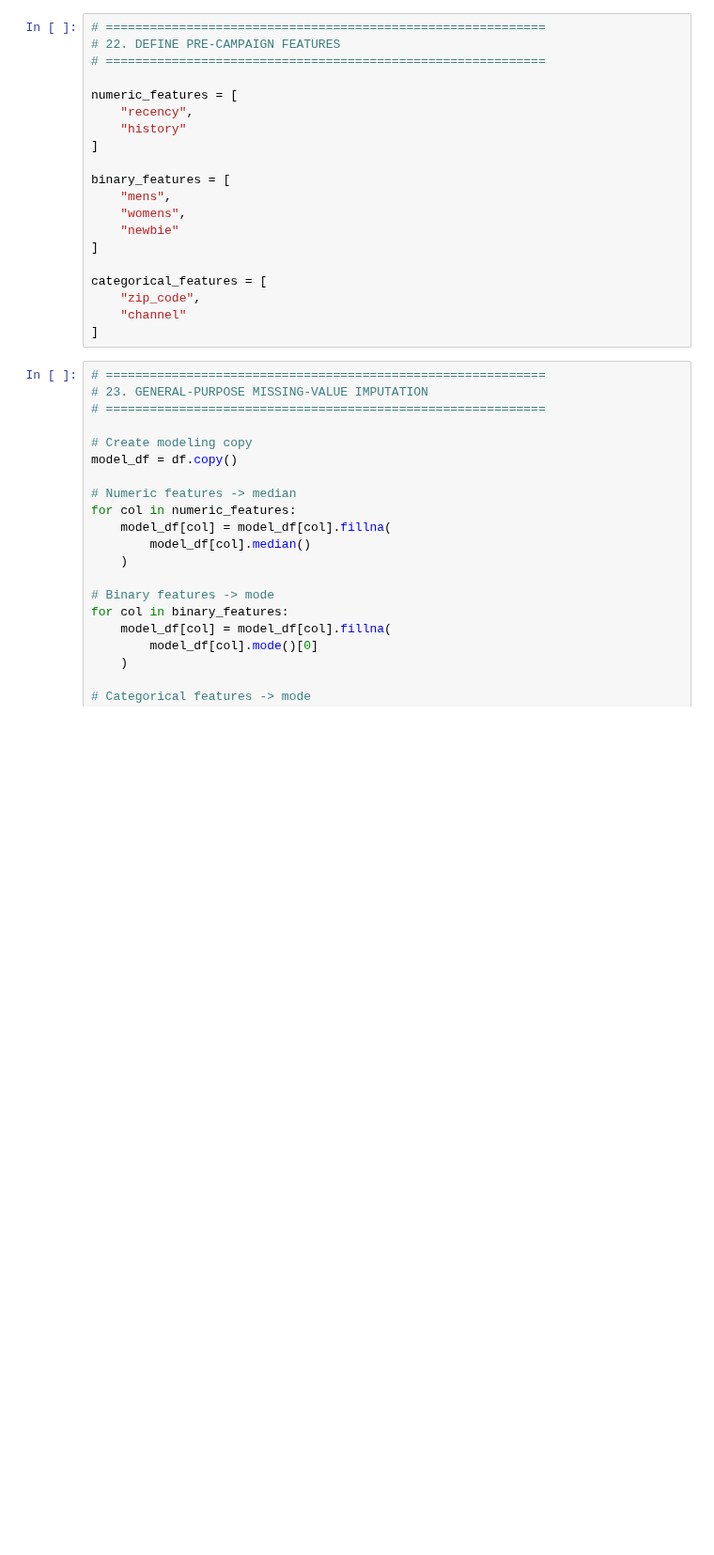
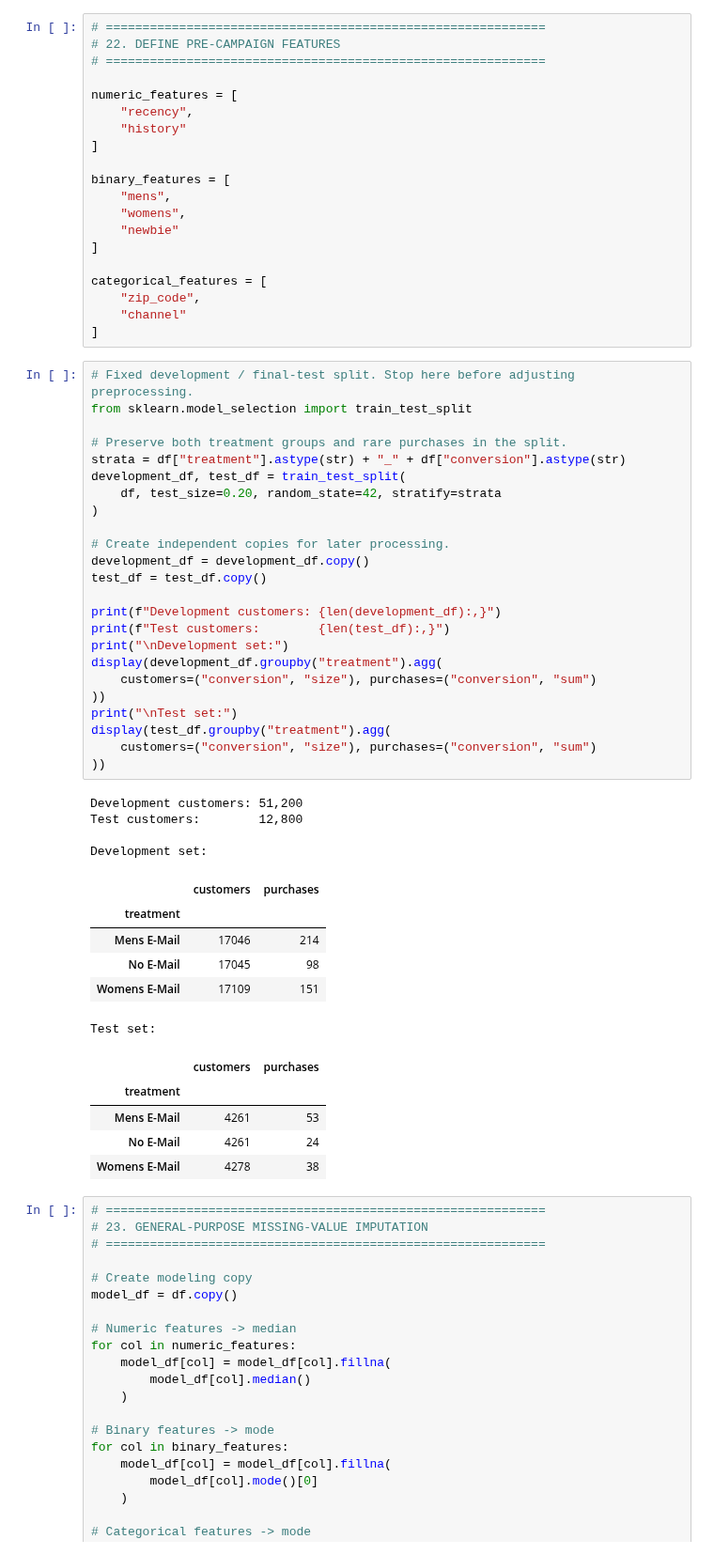
Before and after one commit to srajan2627/budget-aware-customer-targeting, a Jupyter notebook: code/EDA/631_InitialHillstromExploration.ipynb, the cells around one changed output. Shown at 94% size. Saved outputs shown, nothing was run; the diff lists cells and outputs as text; blank space fills up the shorter version.

Commit message:
Add reproducible Hillstrom split and second progress report

```diff
--- a/code/EDA/631_InitialHillstromExploration.ipynb
+++ b/code/EDA/631_InitialHillstromExploration.ipynb
@@ -888,6 +888,46 @@ categorical_features = [
     "zip_code",
     "channel"
 ]
+# %%
+# Fixed development / final-test split. Stop here before adjusting preprocessing.
+from sklearn.model_selection import train_test_split
+
+# Preserve both treatment groups and rare purchases in the split.
+strata = df["treatment"].astype(str) + "_" + df["conversion"].astype(str)
+development_df, test_df = train_test_split(
+    df, test_size=0.20, random_state=42, stratify=strata
+)
+
+# Create independent copies for later processing.
+development_df = development_df.copy()
+test_df = test_df.copy()
+
+print(f"Development customers: {len(development_df):,}")
+print(f"Test customers:        {len(test_df):,}")
+print("\nDevelopment set:")
+display(development_df.groupby("treatment").agg(
+    customers=("conversion", "size"), purchases=("conversion", "sum")
+))
+print("\nTest set:")
+display(test_df.groupby("treatment").agg(
+    customers=("conversion", "size"), purchases=("conversion", "sum")
+))
+# %% [output]
+Development customers: 51,200
+Test customers:        12,800
+
+Development set:
+|  | customers | purchases |
+| treatment |  |  |
+| Mens E-Mail | 17046 | 214 |
+| No E-Mail | 17045 | 98 |
+| Womens E-Mail | 17109 | 151 |
+Test set:
+|  | customers | purchases |
+| treatment |  |  |
+| Mens E-Mail | 4261 | 53 |
+| No E-Mail | 4261 | 24 |
+| Womens E-Mail | 4278 | 38 |
 # %%
 # ============================================================
 # 23. GENERAL-PURPOSE MISSING-VALUE IMPUTATION
```
Also changed, not shown: 6 other files.
